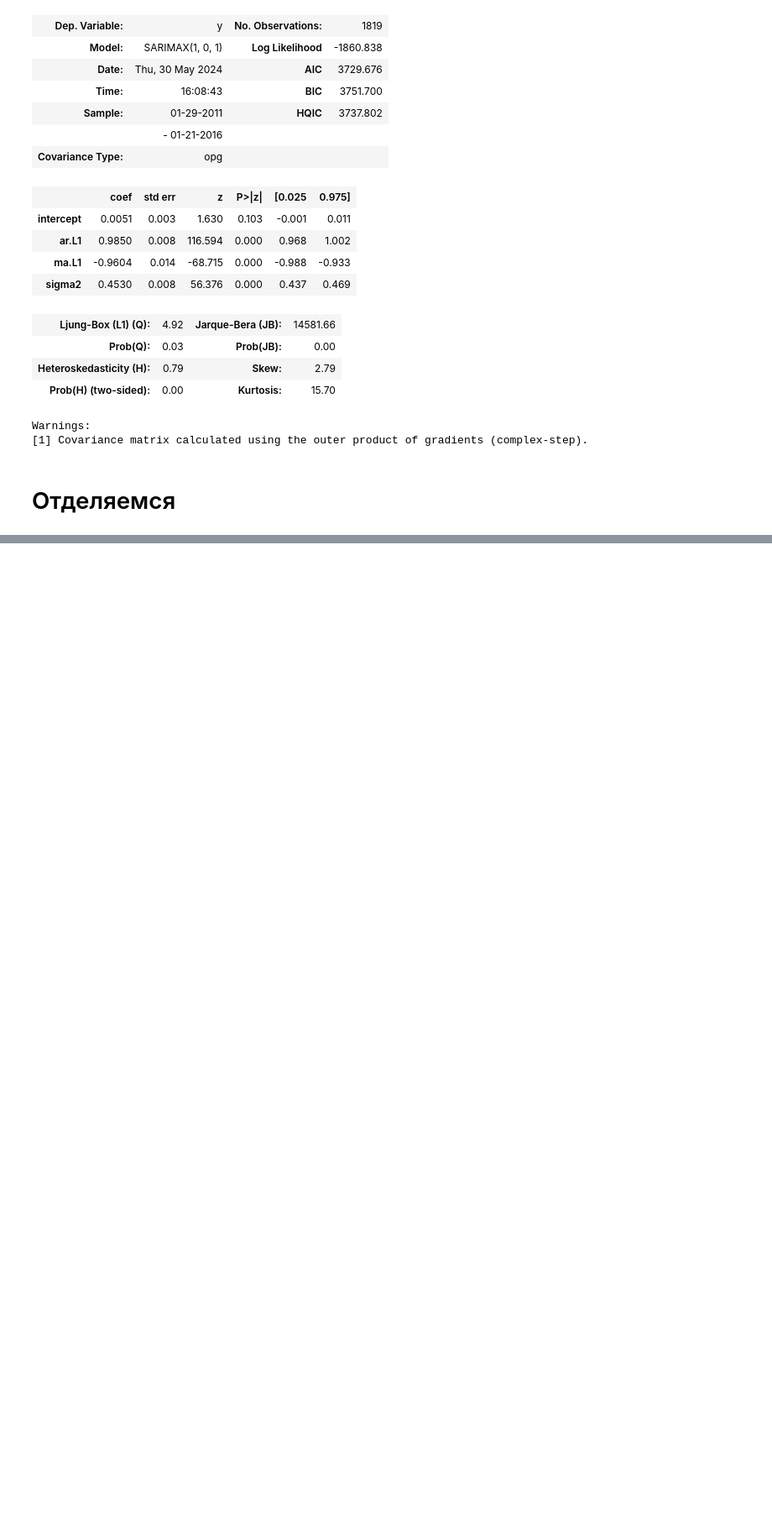
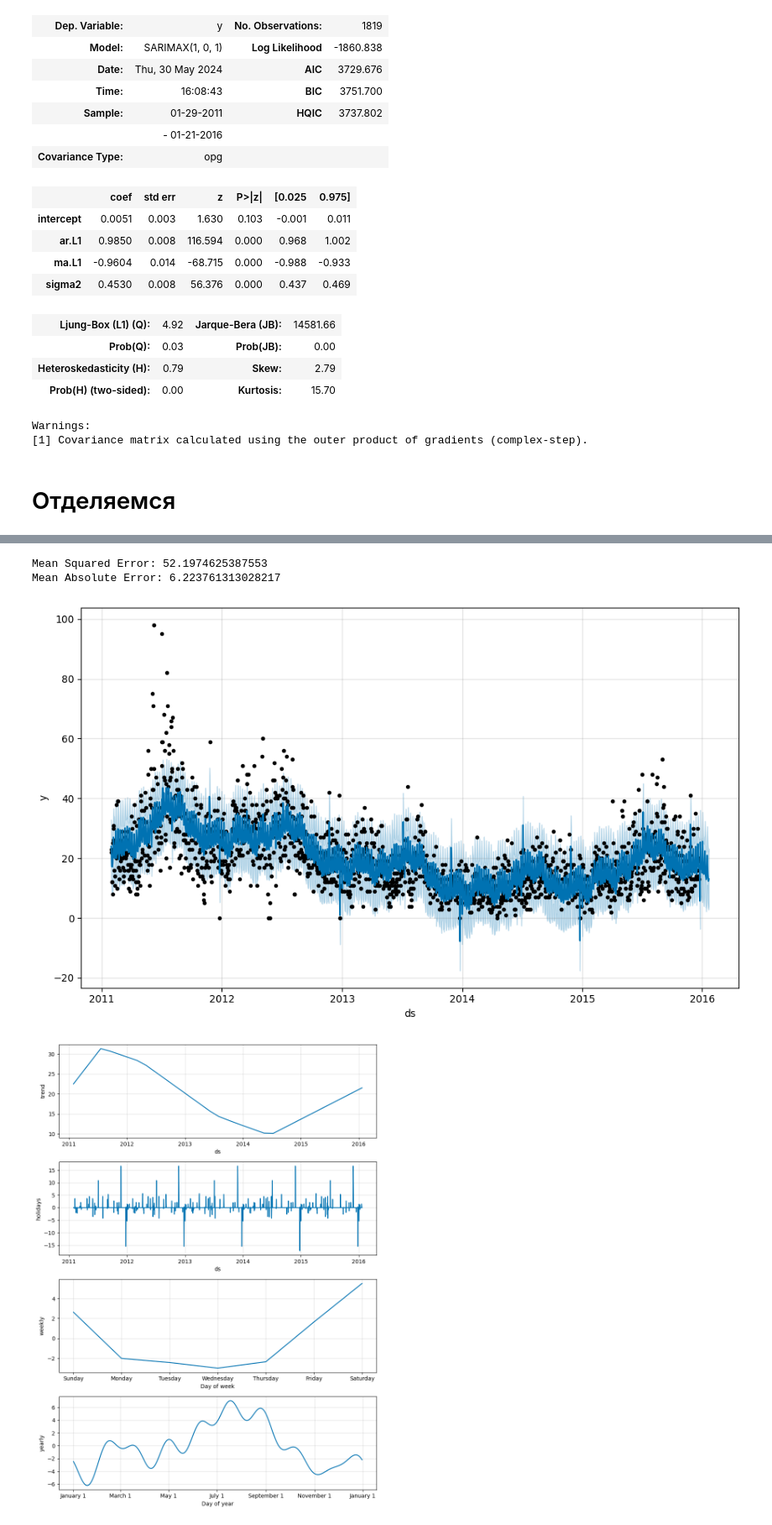
Before and after one commit to muzafarovdan/MyEducation, a Jupyter notebook: TimeSeries/time_series_learn.ipynb, the cells around one changed output, grey strips where cells are left out. Shown at 84% size. Cells and saved outputs as stored; diff of their text form; code cells hidden in the pictures; blank space fills up the shorter version.

```diff
--- a/TimeSeries/time_series_learn.ipynb
+++ b/TimeSeries/time_series_learn.ipynb
@@ -346,0 +385,70 @@ KeyError: 'date'
+# %%
+# Переименование столбцов для совместимости с Prophet
+store_1_252 = store_1_252.rename(columns={'date': 'ds', 'cnt': 'y'})
+store_1_252 = store_1_252.sort_values('ds')
+
+# Разделение данных на обучающую и тестовую выборки
+train_data = store_1_252.iloc[:-30]
+test_data = store_1_252.iloc[-30:]
+
+# Извлекаем даты и названия праздников
+holidays_1 = calendar[['date', 'event_name_1']].dropna().rename(columns={'date': 'ds', 'event_name_1': 'holiday'})
+holidays_2 = calendar[['date', 'event_name_2']].dropna().rename(columns={'date': 'ds', 'event_name_2': 'holiday'})
+
+# Объединяем оба набора данных
+holidays = pd.concat([holidays_1, holidays_2])
+
+# Добавляем столбцы lower_window и upper_window
+holidays['lower_window'] = 0
+holidays['upper_window'] = 1
+
+# Убедимся, что столбец ds имеет тип datetime
+holidays['ds'] = pd.to_datetime(holidays['ds'])
+
+# Создание DataFrame с будущими датами праздников
+future_years = [2024, 2025, 2026]
+future_holidays = []
+
+for year in future_years:
+    for holiday in holidays['holiday'].unique():
+        future_holidays.append({
+            'holiday': holiday,
+            'ds': pd.to_datetime(f"{year}-01-01"),  # Здесь нужно указать соответствующие даты праздников
+            'lower_window': 0,
+            'upper_window': 1
+        })
+
+future_holidays_df = pd.DataFrame(future_holidays)
+
+# Объединяем текущие и будущие праздники
+all_holidays = pd.concat([holidays, future_holidays_df])
+
+# Создание и обучение модели Prophet с праздниками
+model = Prophet(holidays=all_holidays)
+model.fit(train_data)
+
+# Создание прогноза для тестовой выборки
+future = model.make_future_dataframe(periods=30)
+forecast = model.predict(future)
+
+# Выборка последних 30 дней прогноза
+predicted = forecast[['ds', 'yhat']].tail(30)
+
+# Метрики точности прогноза
+actual = test_data['y'].values
+predicted_values = predicted['yhat'].values
+
+mse = mean_squared_error(actual, predicted_values)
+mae = mean_absolute_error(actual, predicted_values)
+
+print(f'Mean Squared Error: {mse}')
+print(f'Mean Absolute Error: {mae}')
+
+# Визуализация прогноза
+fig1 = model.plot(forecast)
+plt.show()
+
+# Визуализация компонентов прогноза
+fig2 = model.plot_components(forecast)
+plt.show()
+# %% [output]
@@ -346,0 +457,4 @@ KeyError: 'date'
+Mean Squared Error: 52.1974625387553
+Mean Absolute Error: 6.223761313028217
+[figure, added]
+[figure, added]
```
Also changed, not shown: parts of 22 cells of this notebook.
